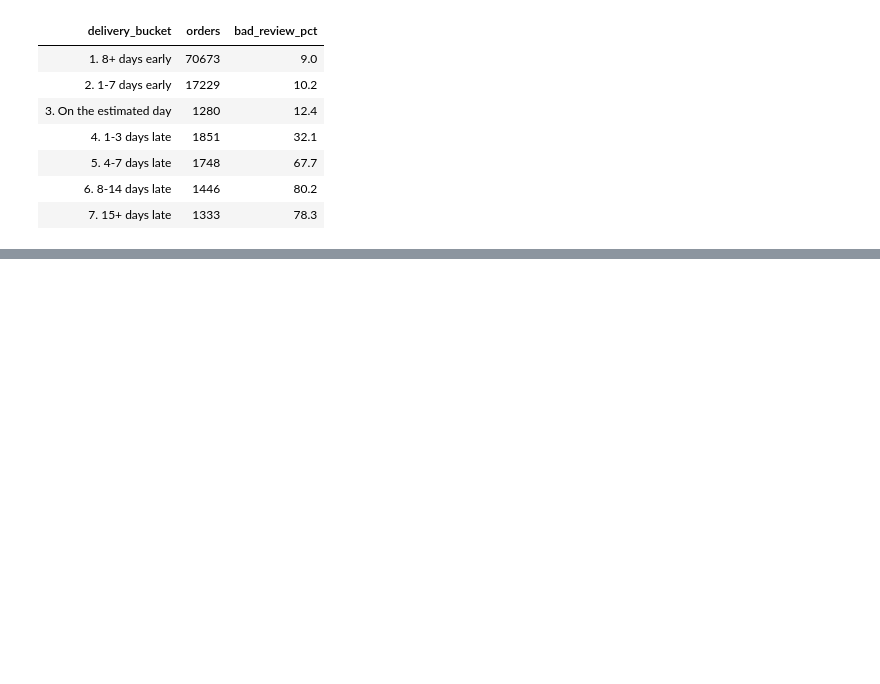
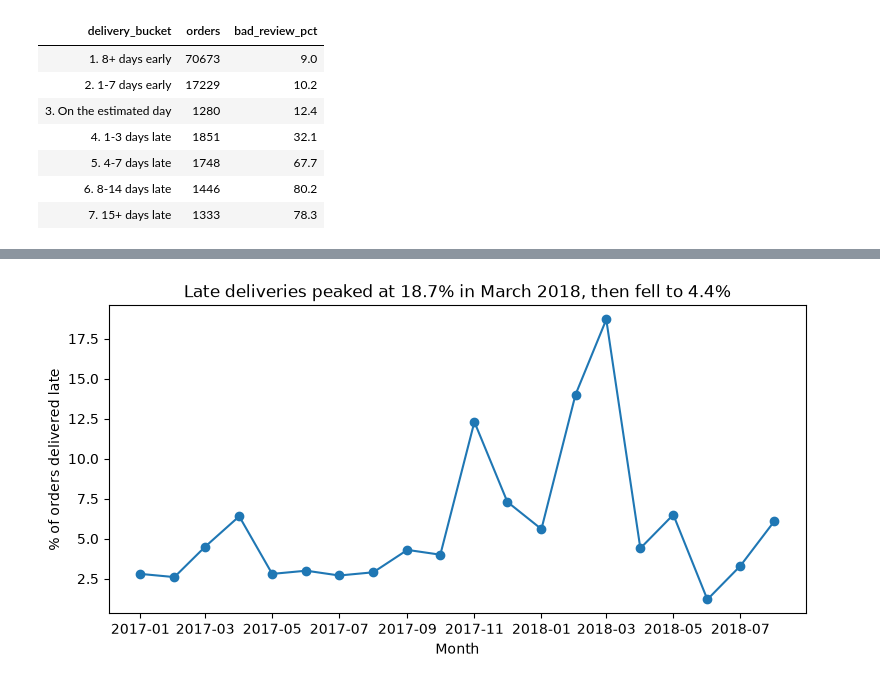
Before and after one commit to harry-chhorn/olist-customer-experience, a Jupyter notebook: notebooks/03_eda.ipynb, the cells around one changed output, grey strips where cells are left out. Cells and saved outputs as stored; diff of their text form; code cells hidden in the pictures; blank space fills up the shorter version.

```diff
--- a/notebooks/03_eda.ipynb
+++ b/notebooks/03_eda.ipynb
@@ -93,0 +173,11 @@ Running query in 'duckdb:///../data/olist.duckdb'
+# %%
+df = monthly_2.DataFrame()
+
+fig, ax = plt.subplots(figsize=(9, 4))
+ax.plot(df["purchase_month"], df["late_pct"], marker="o")
+ax.set_xlabel("Month")
+ax.set_ylabel("% of orders delivered late")
+ax.set_title("Late deliveries peaked at 18.7% in March 2018, then fell to 4.4%")
+fig.savefig("../images/02_late_rate_by_month.png", dpi=150, bbox_inches="tight")
+# %% [output]
+[figure, added]
```
Also changed, not shown: parts of 13 cells of this notebook, 4 other files.
